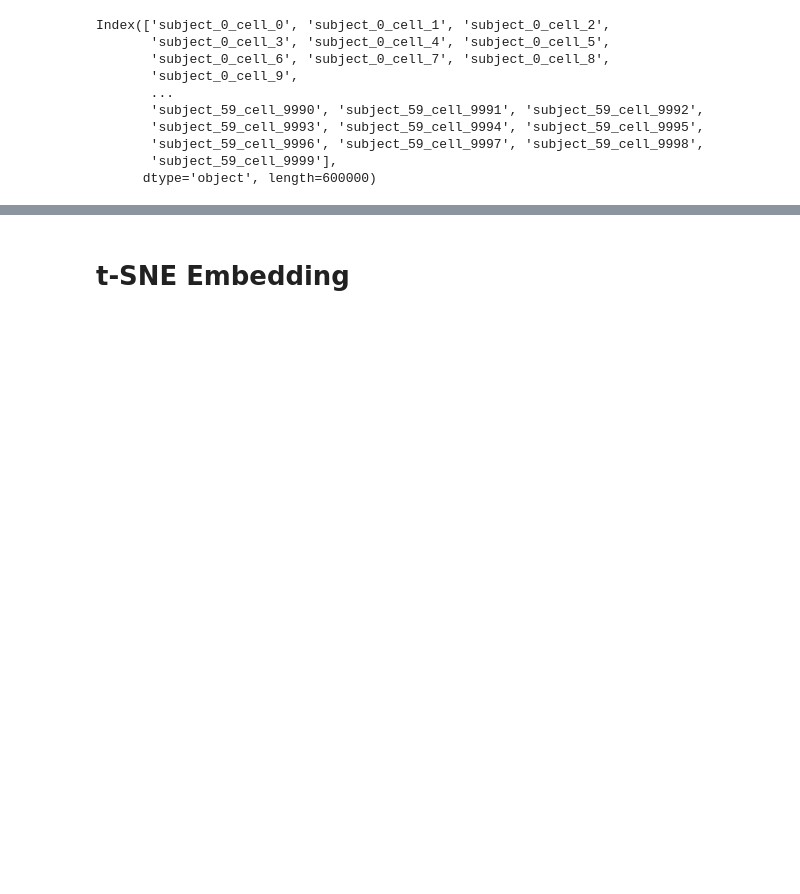
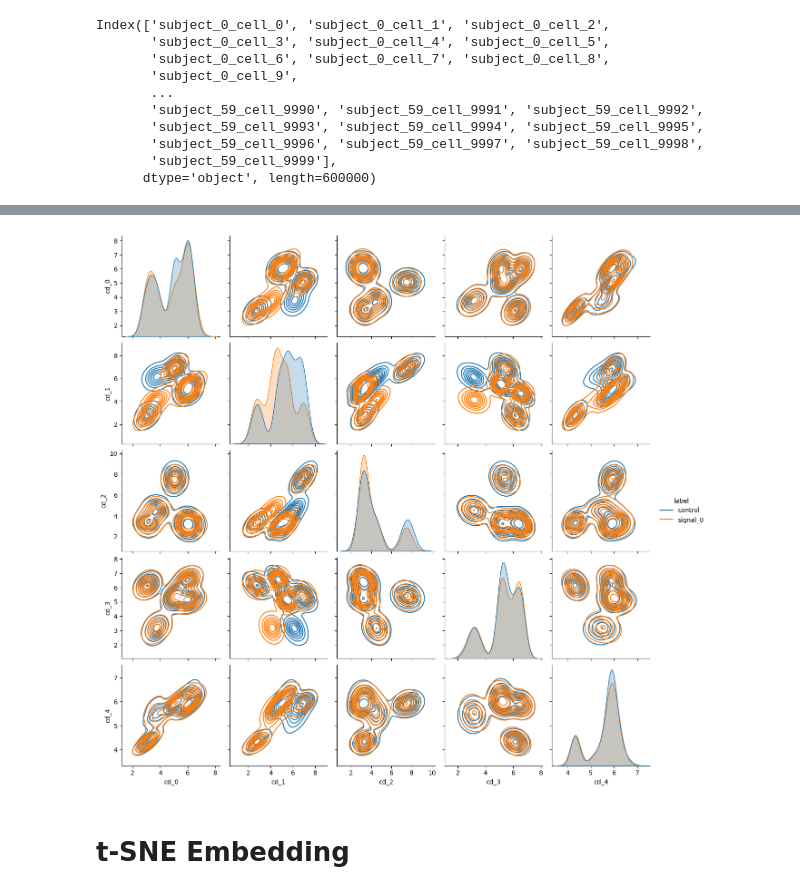
Before and after one commit to bckrlab/cytodatagen, a Jupyter notebook: notebooks/demo_adata.ipynb, the cells around one changed output, grey strips where cells are left out. Cells and saved outputs as stored; diff of their text form; code cells hidden in the pictures; blank space fills up the shorter version.

```diff
--- a/notebooks/demo_adata.ipynb
+++ b/notebooks/demo_adata.ipynb
@@ -39,3 +65,20 @@ plt.scatter(sample.X[:, 0], sample.X[:, 1], label=sample.obs["ct_name"])
+# %%
+import pandas as pd
+import seaborn as sns
+
+from cytodatagen.utils.plotting import plot_marker_pairplot
+
+markers = cyto_adata.var_names[:5].to_list()
+
+obs = cyto_adata.obs.sample(1_000, random_state=19)
+sub_adata = cyto_adata[obs.index, markers]
+df = sub_adata.to_df()
+df["label"] = sub_adata.obs["label"]
+
+plot_marker_pairplot(sub_adata, markers=markers, kind="kde")
+#sns.pairplot(df, hue="label")
+# %% [output]
+[figure, added]
 # %% [markdown]
 # t-SNE Embedding
 # %%
```
Also changed, not shown: parts of 8 cells of this notebook, 7 other files.
